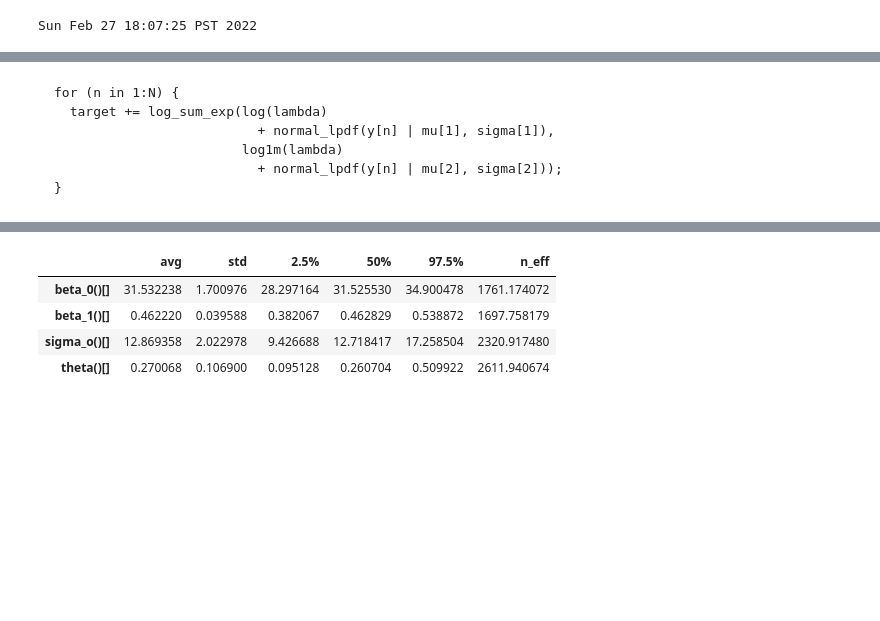
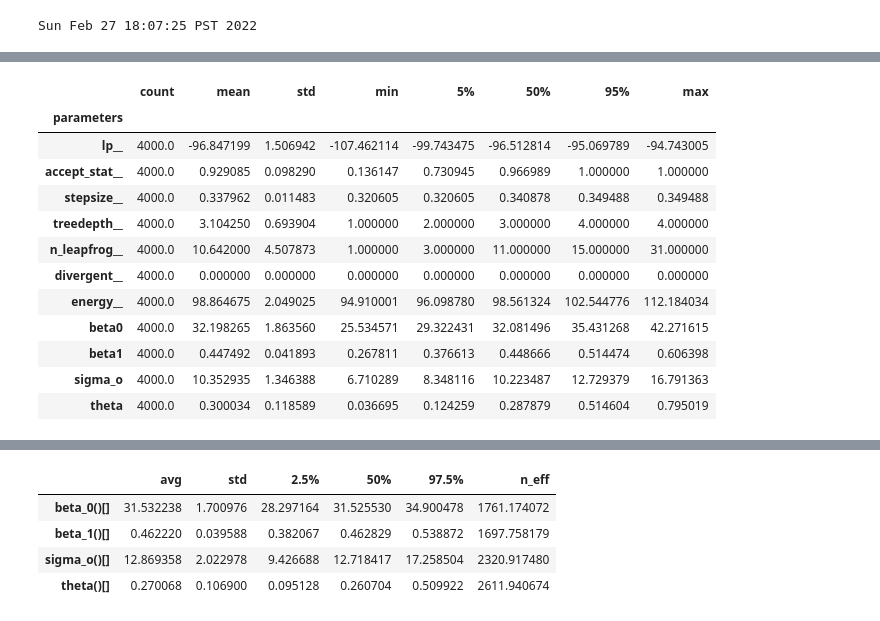
Before and after one commit to ToddSmall/bean-machine-notebooks, a Jupyter notebook: notebooks/linear_regression_with_outliers.ipynb, the cells around one changed output, grey strips where cells are left out. Cells and saved outputs as stored; diff of their text form; code cells hidden in the pictures; blank space fills up the shorter version.

Commit message:
Add Stan model and exposition to linear_regression_with_outliers.ipynb

````diff
--- a/notebooks/linear_regression_with_outliers.ipynb
+++ b/notebooks/linear_regression_with_outliers.ipynb
@@ -67,3 +102,38 @@ points = (
 altair.layer(points, error_bars, data=pd.DataFrame({"x": x, "y": y, "err": err}))
 # %% [output]
 [interactive output not drawn]
+# %%
+STAN_CODE = """
+data {
+    int<lower=0> n_obs;
+    vector[n_obs] x;
+    vector[n_obs] y;
+    vector[n_obs] err;
+}
+
+parameters {
+    real beta0;
+    real beta1;
+    real<lower=0> sigma_o;
+    real<lower=0, upper=1> theta;
+}
+
+model {
+    real mu;
+    beta0 ~ normal(0, 10);
+    beta1 ~ normal(0, 10);
+    sigma_o ~ gamma(2, 2);
+    theta ~ beta(2, 5);
+
+    for (i in 1:n_obs) {
+        mu = beta0 + beta1 * x[i];
+        target += log_mix(theta, normal_lpdf(y[i] | mu, sigma_o ), normal_lpdf(y[i] | mu, err[i] ));
+    }
+}
+"""
+# %%
+posterior = stan.build(
+    program_code=STAN_CODE,
+    data={"n_obs": len(x), "x": x.tolist(), "y": y.tolist(), "err": err.tolist()},
+    random_seed=332211,
+)
@@ -69,0 +176,2 @@ altair.layer(points, error_bars, data=pd.DataFrame({"x": x, "y": y, "err": err})
+# %%
+fit = posterior.sample(num_chains=4, num_samples=1000)
@@ -70,3 +198,21 @@ altair.layer(points, error_bars, data=pd.DataFrame({"x": x, "y": y, "err": err})
+# %%
+df_summary = fit.to_frame()
+# %%
+df_summary.describe(percentiles=[0.05, 0.5, 0.95]).T
+# %% [output]
+|  | count | mean | std | min | 5% | 50% | 95% | max |
+| parameters |  |  |  |  |  |  |  |  |
+| lp__ | 4000.0 | -96.847199 | 1.506942 | -107.462114 | -99.743475 | -96.512814 | -95.069789 | -94.743005 |
+| accept_stat__ | 4000.0 | 0.929085 | 0.098290 | 0.136147 | 0.730945 | 0.966989 | 1.000000 | 1.000000 |
+| stepsize__ | 4000.0 | 0.337962 | 0.011483 | 0.320605 | 0.320605 | 0.340878 | 0.349488 | 0.349488 |
+| treedepth__ | 4000.0 | 3.104250 | 0.693904 | 1.000000 | 2.000000 | 3.000000 | 4.000000 | 4.000000 |
+| n_leapfrog__ | 4000.0 | 10.642000 | 4.507873 | 1.000000 | 3.000000 | 11.000000 | 15.000000 | 31.000000 |
+| divergent__ | 4000.0 | 0.000000 | 0.000000 | 0.000000 | 0.000000 | 0.000000 | 0.000000 | 0.000000 |
+| energy__ | 4000.0 | 98.864675 | 2.049025 | 94.910001 | 96.098780 | 98.561324 | 102.544776 | 112.184034 |
+| beta0 | 4000.0 | 32.198265 | 1.863560 | 25.534571 | 29.322431 | 32.081496 | 35.431268 | 42.271615 |
+| beta1 | 4000.0 | 0.447492 | 0.041893 | 0.267811 | 0.376613 | 0.448666 | 0.514474 | 0.606398 |
+| sigma_o | 4000.0 | 10.352935 | 1.346388 | 6.710289 | 8.348116 | 10.223487 | 12.729379 | 16.791363 |
+| theta | 4000.0 | 0.300034 | 0.118589 | 0.036695 | 0.124259 | 0.287879 | 0.514604 | 0.795019 |
 # %%
 @bm.random_variable
 def beta_0() -> bm.RVIdentifier:
@@ -99,15 +245,6 @@ def likelihood(i: int) -> float:
 @bm.random_variable
 def d(i: int) -> bm.RVIdentifier:
     return dist.Bernoulli(likelihood(i))
-# %% [markdown]
-```
-for (n in 1:N) {
-  target += log_sum_exp(log(lambda)
-                          + normal_lpdf(y[n] | mu[1], sigma[1]),
-                        log1m(lambda)
-                          + normal_lpdf(y[n] | mu[2], sigma[2]));
-}
-```
 # %%
 altair.Chart(
     pd.DataFrame().assign(
````
Also changed, not shown: parts of 4 cells of this notebook, 2 other files.
